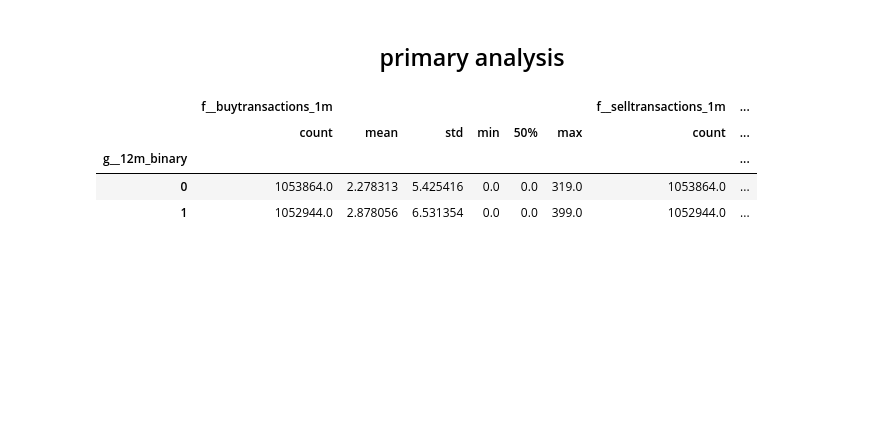
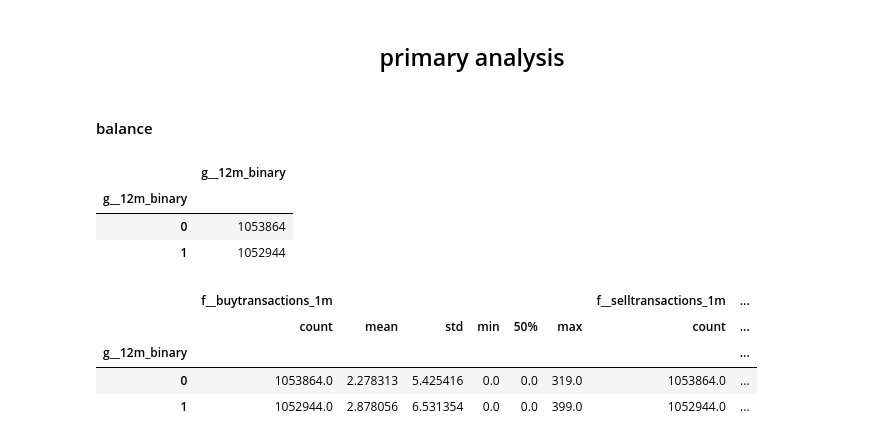
Before and after one commit to shereshevskiy/meson_insider, a Jupyter notebook: _jupyter_notebooks/01_data_research.ipynb, the cells around one changed output. Cells and saved outputs as stored; diff of their text form; code cells hidden in the pictures; blank space fills up the shorter version.

```diff
--- a/_jupyter_notebooks/01_data_research.ipynb
+++ b/_jupyter_notebooks/01_data_research.ipynb
@@ -208,6 +208,15 @@ train.head()
 # %%
 columns_to_show = train_features.columns
 target_col = "g__12m_binary"
+# %% [markdown]
+#### balance
+# %%
+train.groupby([target_col])[[target_col]].count()
+# %% [output]
+|  | g__12m_binary |
+| g__12m_binary |  |
+| 0 | 1053864 |
+| 1 | 1052944 |
 # %%
 train.groupby([target_col])[columns_to_show].describe(percentiles=[])
 # %% [output]
```
Also changed, not shown: 5 other files.
